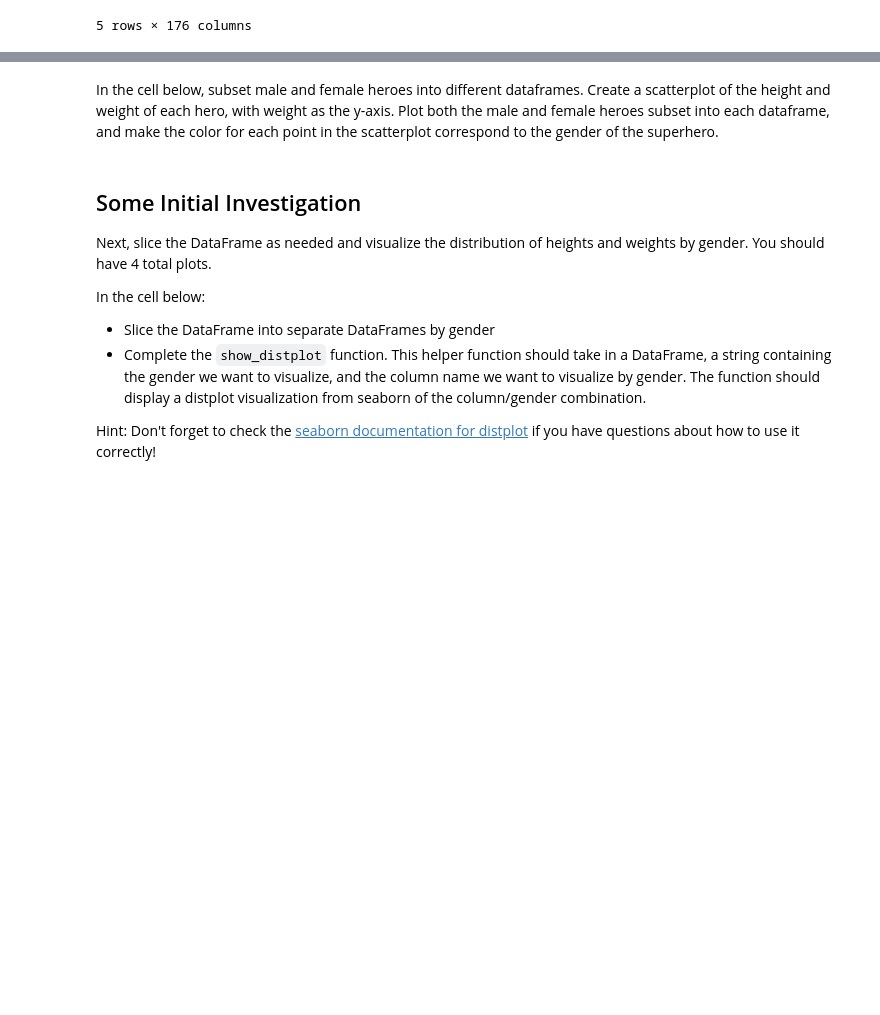
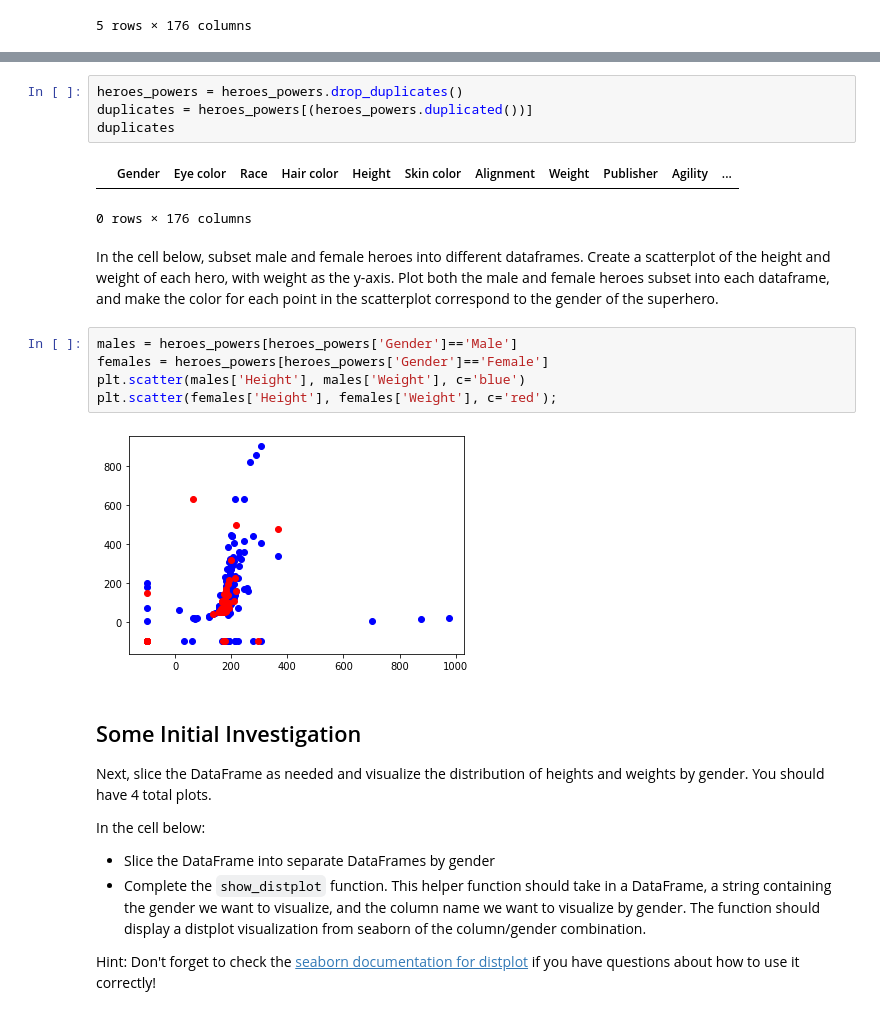
Before and after one commit to eannefawcett/dsc-data-cleaning-project-online-ds-pt-081219, a Jupyter notebook: index.ipynb, the cells around one changed output, grey strips where cells are left out. Saved outputs shown, nothing was run; the diff lists cells and outputs as text; blank space fills up the shorter version.

```diff
--- a/index.ipynb
+++ b/index.ipynb
@@ -201,8 +195,22 @@ duplicates
 | Tommy Clarke | NaN | NaN | NaN | NaN | NaN | NaN | NaN | NaN | NaN | False | ... |
 | Wondra | Female | - | - | - | -99.0 | - | good | -99.0 | Marvel Comics | NaN | ... |
 24 rows × 176 columns
+# %%
+heroes_powers = heroes_powers.drop_duplicates()
+duplicates = heroes_powers[(heroes_powers.duplicated())]
+duplicates
+# %% [output]
+|  | Gender | Eye color | Race | Hair color | Height | Skin color | Alignment | Weight | Publisher | Agility | ... |
+0 rows × 176 columns
 # %% [markdown]
 In the cell below, subset male and female heroes into different dataframes.  Create a scatterplot of the height and weight of each hero, with weight as the y-axis.  Plot both the male and female heroes subset into each dataframe, and make the color for each point in the scatterplot correspond to the gender of the superhero.
+# %%
+males = heroes_powers[heroes_powers['Gender']=='Male']
+females = heroes_powers[heroes_powers['Gender']=='Female']
+plt.scatter(males['Height'], males['Weight'], c='blue')
+plt.scatter(females['Height'], females['Weight'], c='red');
+# %% [output]
+[figure, added]
 # %% [markdown]
 ## Some Initial Investigation
 
```
Also changed, not shown: parts of 13 cells of this notebook.
